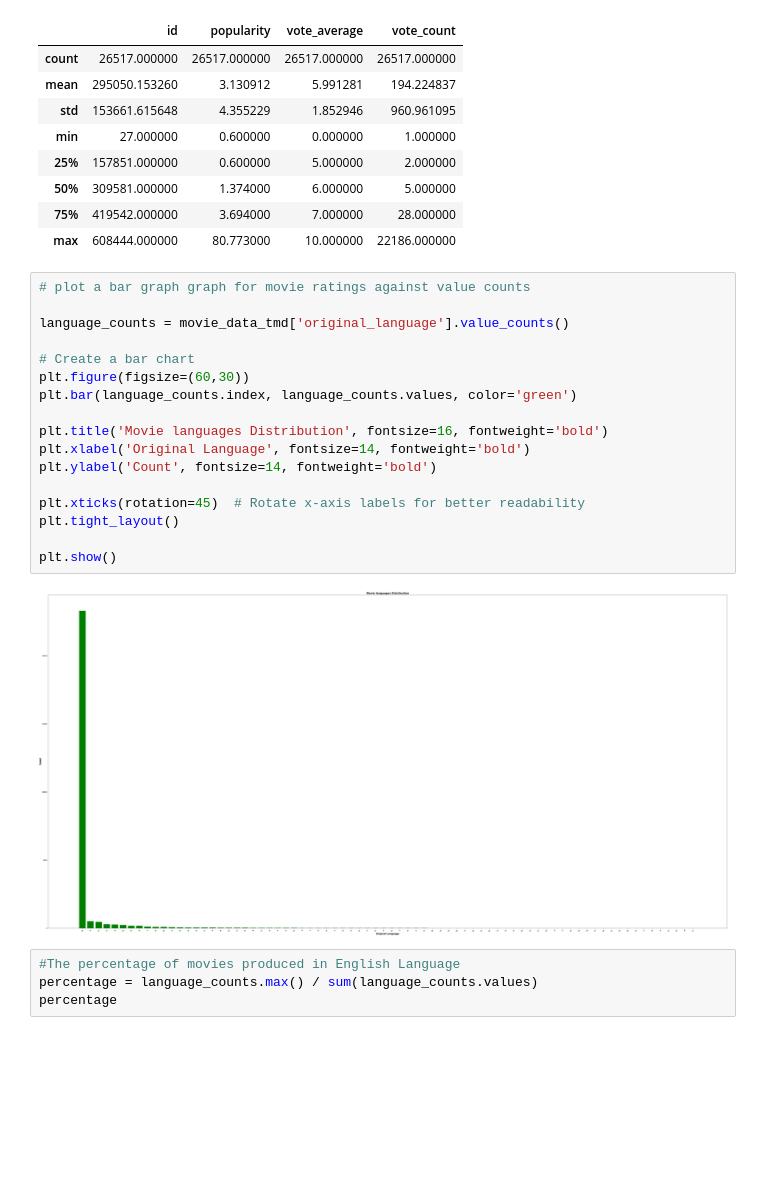
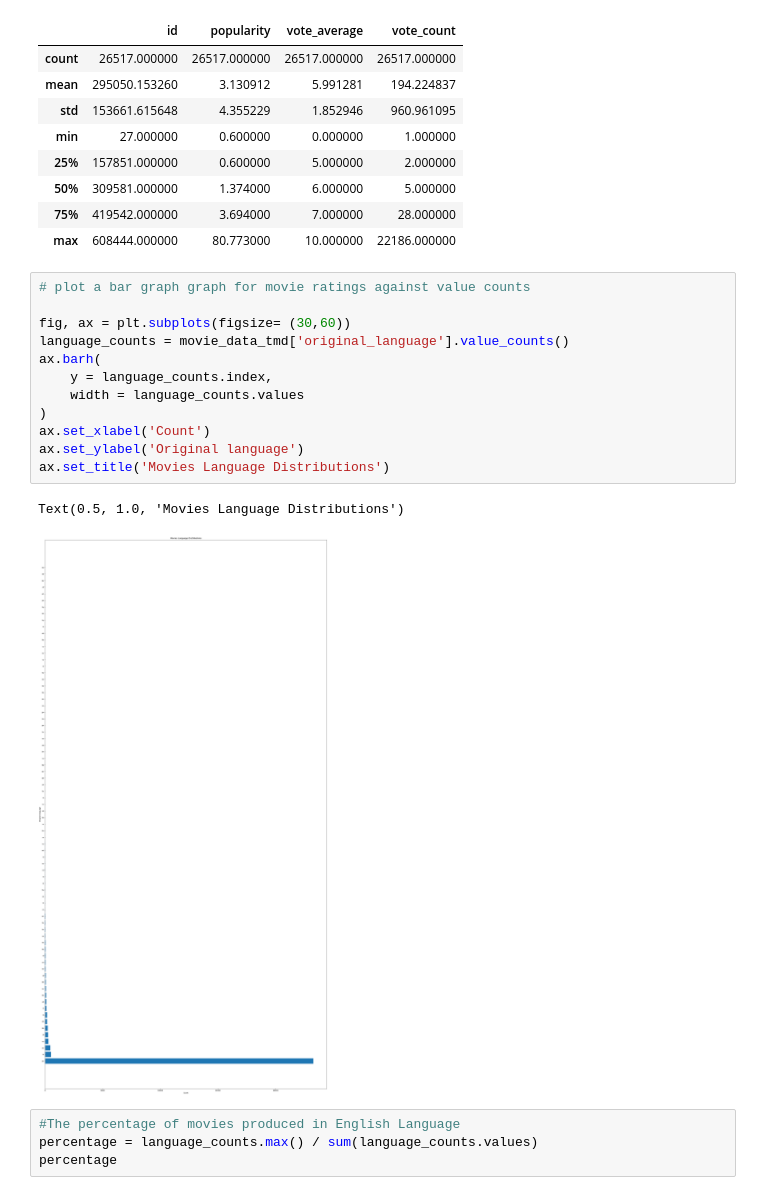
Before and after one commit to Pamela-Chebii/pam_movie_analysis, a Jupyter notebook: student.ipynb, the cells around one changed output. Cells and saved outputs as stored; diff of their text form; blank space fills up the shorter version.

```diff
--- a/student.ipynb
+++ b/student.ipynb
@@ -472,25 +472,21 @@ movie_data_tmd.describe()
 | 50% | 309581.000000 | 1.374000 | 6.000000 | 5.000000 |
 | 75% | 419542.000000 | 3.694000 | 7.000000 | 28.000000 |
 | max | 608444.000000 | 80.773000 | 10.000000 | 22186.000000 |
-# %%
-# plot a bar graph graph for movie ratings against value counts
-
-language_counts = movie_data_tmd['original_language'].value_counts()
-
-# Create a bar chart
-plt.figure(figsize=(60,30))
-plt.bar(language_counts.index, language_counts.values, color='green')
-
-plt.title('Movie languages Distribution', fontsize=16, fontweight='bold')
-plt.xlabel('Original Language', fontsize=14, fontweight='bold')
-plt.ylabel('Count', fontsize=14, fontweight='bold')
-
-plt.xticks(rotation=45)  # Rotate x-axis labels for better readability
-plt.tight_layout()
-
-plt.show()
-# %% [output]
-[figure, removed]
+# %%
+# plot a bar graph graph for movie ratings against value counts
+
+fig, ax = plt.subplots(figsize= (30,60))
+language_counts = movie_data_tmd['original_language'].value_counts()
+ax.barh(
+    y = language_counts.index,
+    width = language_counts.values
+)
+ax.set_xlabel('Count')
+ax.set_ylabel('Original language')
+ax.set_title('Movies Language Distributions')
+# %% [output]
+Text(0.5, 1.0, 'Movies Language Distributions')
+[figure, added]
 # %%
 #The percentage of movies produced in English Language
 percentage = language_counts.max() / sum(language_counts.values)
```
